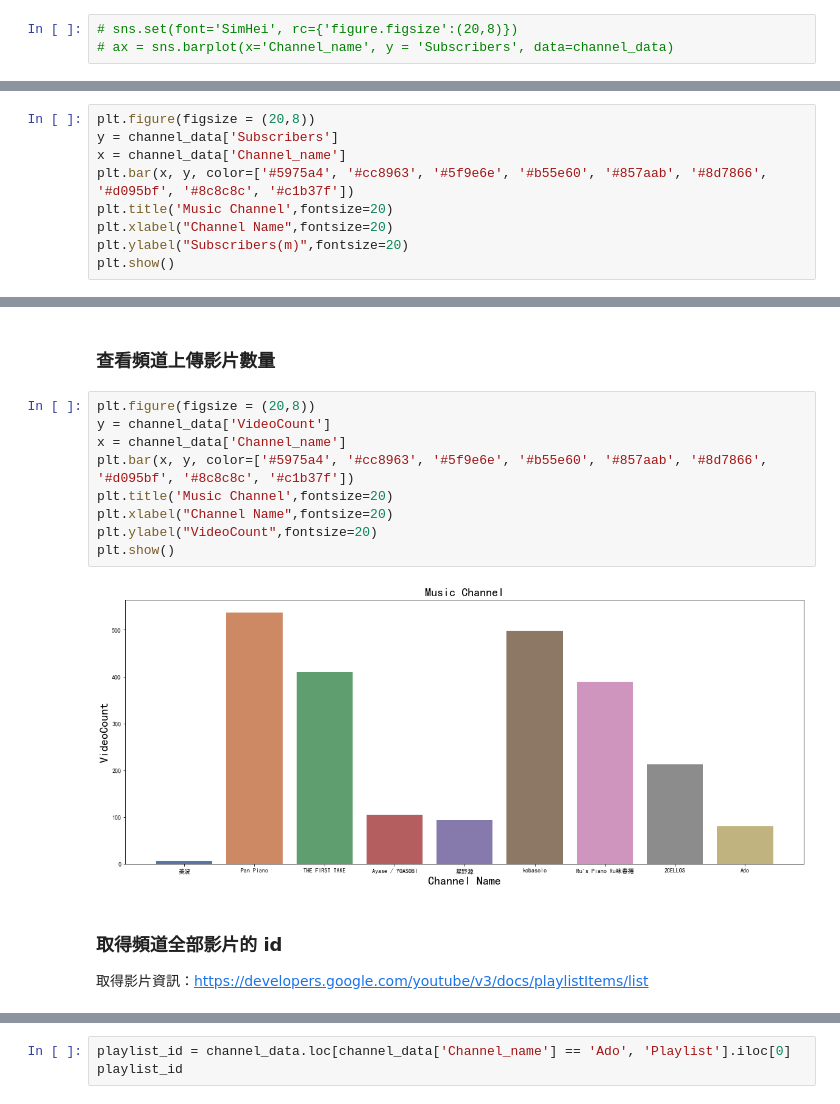
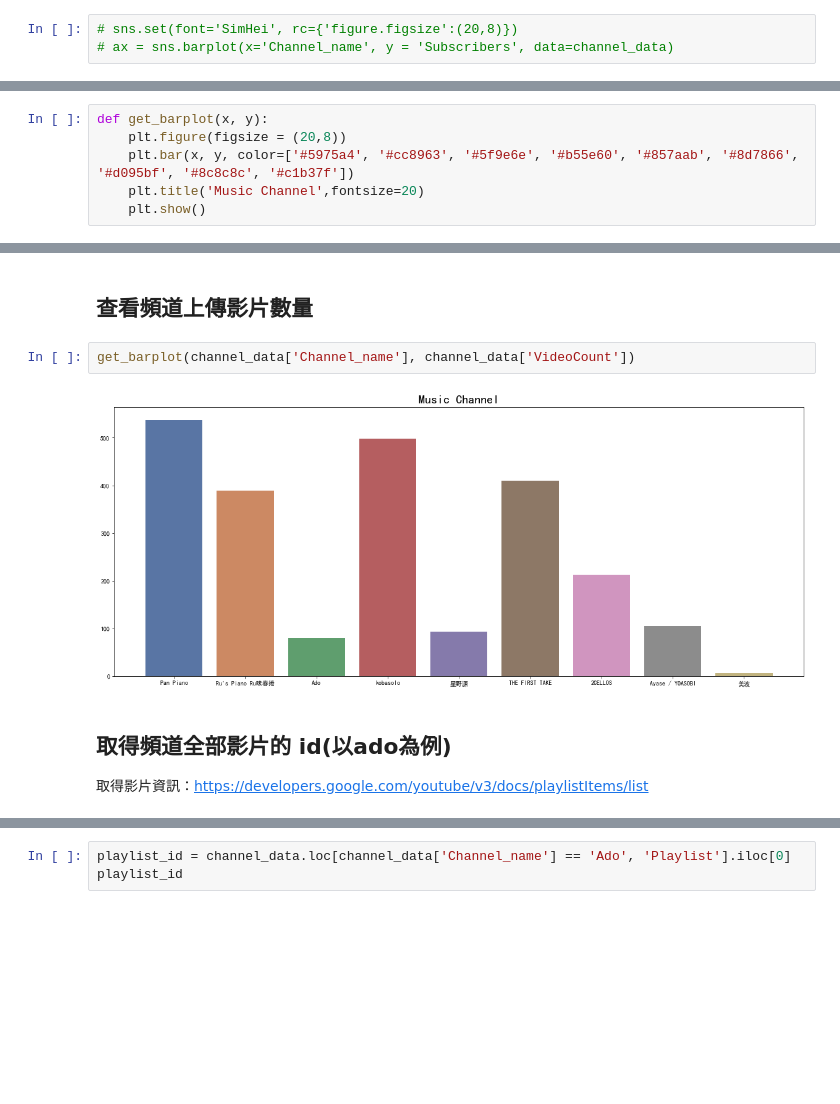
Before and after one commit to Takuyatsai/YouTube-Music-Channel-Analysis, a Jupyter notebook: Music-Channel-Analysis.ipynb, the cells around one changed output, grey strips where cells are left out. Cells and saved outputs as stored; diff of their text form; blank space fills up the shorter version.

```diff
--- a/Music-Channel-Analysis.ipynb
+++ b/Music-Channel-Analysis.ipynb
@@ -206,9 +154,6 @@ channel_data.to_excel('music_channel.xlsx')
 # %%
-plt.figure(figsize = (20,8))
-y = channel_data['Subscribers']
-x = channel_data['Channel_name']
-plt.bar(x, y, color=['#5975a4', '#cc8963', '#5f9e6e', '#b55e60', '#857aab', '#8d7866', '#d095bf', '#8c8c8c', '#c1b37f'])
-plt.title('Music Channel',fontsize=20)
-plt.xlabel("Channel Name",fontsize=20)
-plt.ylabel("Subscribers(m)",fontsize=20)
-plt.show()
+def get_barplot(x, y):
+    plt.figure(figsize = (20,8))
+    plt.bar(x, y, color=['#5975a4', '#cc8963', '#5f9e6e', '#b55e60', '#857aab', '#8d7866', '#d095bf', '#8c8c8c', '#c1b37f'])
+    plt.title('Music Channel',fontsize=20)
+    plt.show()
@@ -230,18 +170,11 @@ plt.show()
 # %% [markdown]
-### 查看頻道上傳影片數量
+## 查看頻道上傳影片數量
 # %%
-plt.figure(figsize = (20,8))
-y = channel_data['VideoCount']
-x = channel_data['Channel_name']
-plt.bar(x, y, color=['#5975a4', '#cc8963', '#5f9e6e', '#b55e60', '#857aab', '#8d7866', '#d095bf', '#8c8c8c', '#c1b37f'])
-plt.title('Music Channel',fontsize=20)
-plt.xlabel("Channel Name",fontsize=20)
-plt.ylabel("VideoCount",fontsize=20)
-plt.show()
+get_barplot(channel_data['Channel_name'], channel_data['VideoCount'])
 # %% [output]
-[figure, old version]
+[figure, new version]
 # %% [markdown]
-### 取得頻道全部影片的 id
+## 取得頻道全部影片的 id(以ado為例)
 取得影片資訊：https://developers.google.com/youtube/v3/docs/playlistItems/list
 # %%
 channel_data[['Channel_name', 'Playlist', 'VideoCount']]
```
Also changed, not shown: parts of 27 cells of this notebook, 1 other file.
